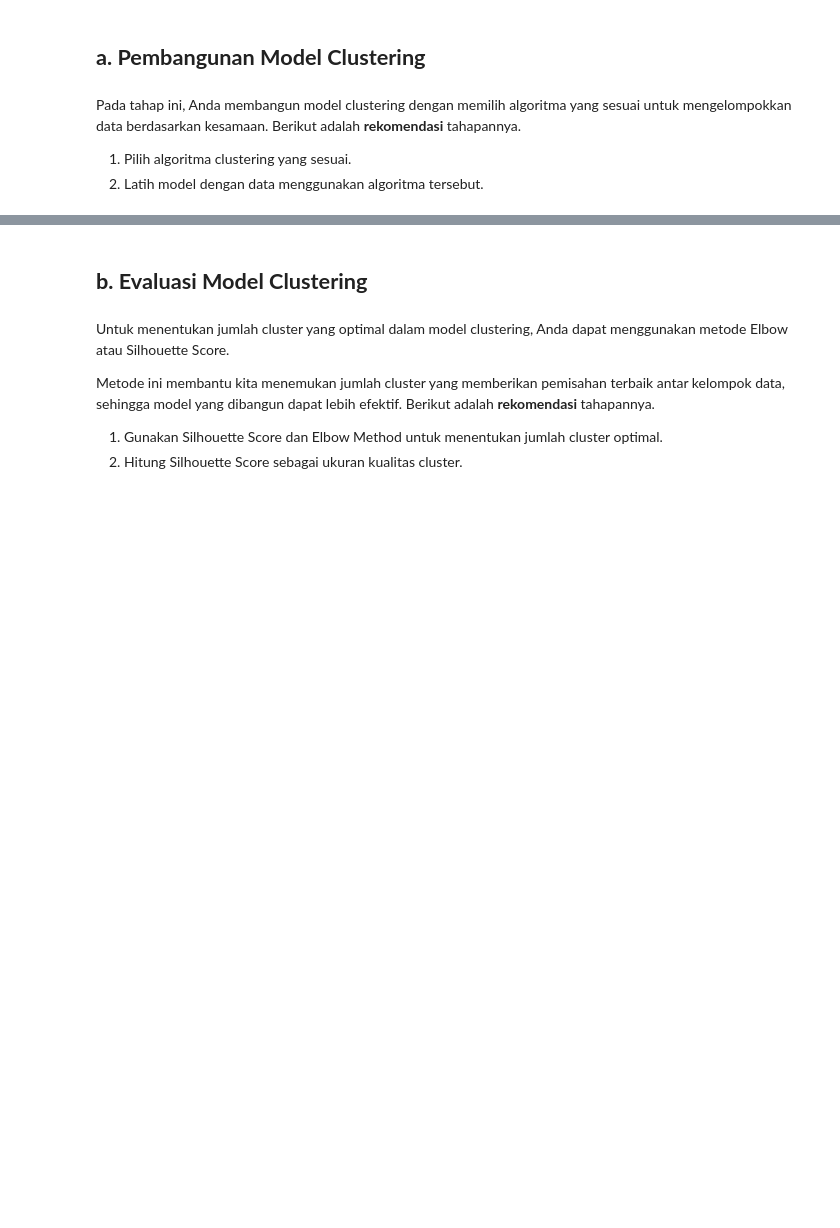
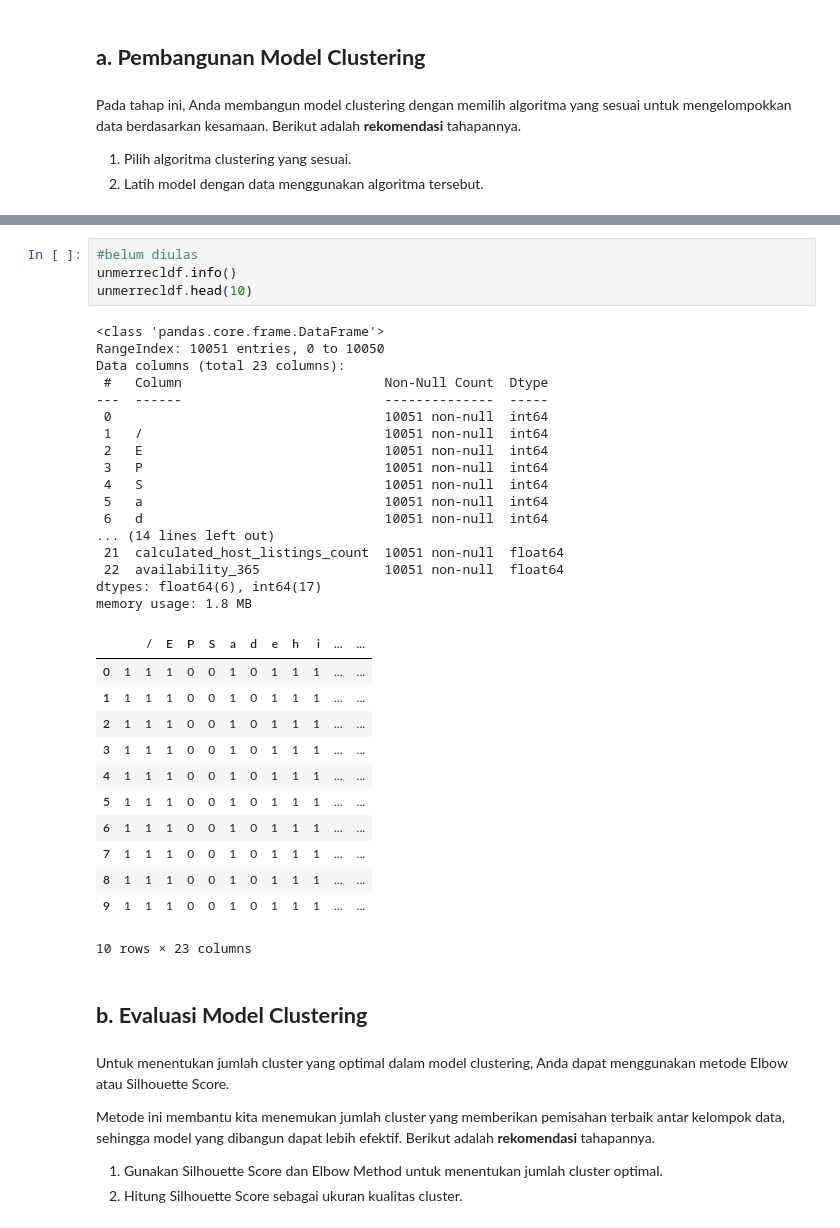
Before and after one commit to DGkurnia/cnkproject, a Jupyter notebook: BMLP_Derfansyah_Guswiranata_Kurnia_AirBNB_clus.ipynb, the cells around one changed output, grey strips where cells are left out. Cells and saved outputs as stored; diff of their text form; blank space fills up the shorter version.

```diff
--- a/BMLP_Derfansyah_Guswiranata_Kurnia_AirBNB_clus.ipynb
+++ b/BMLP_Derfansyah_Guswiranata_Kurnia_AirBNB_clus.ipynb
@@ -375,3 +652,37 @@ cluscol = airbnbc[['']]
+# %%
+#belum diulas
+unmerrecldf.info()
+unmerrecldf.head(10)
+# %% [output]
+<class 'pandas.core.frame.DataFrame'>
+RangeIndex: 10051 entries, 0 to 10050
+Data columns (total 23 columns):
+ #   Column                          Non-Null Count  Dtype
+---  ------                          --------------  -----
+ 0                                   10051 non-null  int64
+ 1   /                               10051 non-null  int64
+ 2   E                               10051 non-null  int64
+ 3   P                               10051 non-null  int64
+ 4   S                               10051 non-null  int64
+ 5   a                               10051 non-null  int64
+ 6   d                               10051 non-null  int64
+... (14 lines left out)
+ 21  calculated_host_listings_count  10051 non-null  float64
+ 22  availability_365                10051 non-null  float64
+dtypes: float64(6), int64(17)
+memory usage: 1.8 MB
+|  |  | / | E | P | S | a | d | e | h | i | ... | ... |
+| 0 | 1 | 1 | 1 | 0 | 0 | 1 | 0 | 1 | 1 | 1 | ... | ... |
+| 1 | 1 | 1 | 1 | 0 | 0 | 1 | 0 | 1 | 1 | 1 | ... | ... |
+| 2 | 1 | 1 | 1 | 0 | 0 | 1 | 0 | 1 | 1 | 1 | ... | ... |
+| 3 | 1 | 1 | 1 | 0 | 0 | 1 | 0 | 1 | 1 | 1 | ... | ... |
+| 4 | 1 | 1 | 1 | 0 | 0 | 1 | 0 | 1 | 1 | 1 | ... | ... |
+| 5 | 1 | 1 | 1 | 0 | 0 | 1 | 0 | 1 | 1 | 1 | ... | ... |
+| 6 | 1 | 1 | 1 | 0 | 0 | 1 | 0 | 1 | 1 | 1 | ... | ... |
+| 7 | 1 | 1 | 1 | 0 | 0 | 1 | 0 | 1 | 1 | 1 | ... | ... |
+| 8 | 1 | 1 | 1 | 0 | 0 | 1 | 0 | 1 | 1 | 1 | ... | ... |
+| 9 | 1 | 1 | 1 | 0 | 0 | 1 | 0 | 1 | 1 | 1 | ... | ... |
+10 rows × 23 columns
 # %% [markdown]
 ## **b. Evaluasi Model Clustering**
 # %% [markdown]
```
Also changed, not shown: parts of 41 cells of this notebook.
